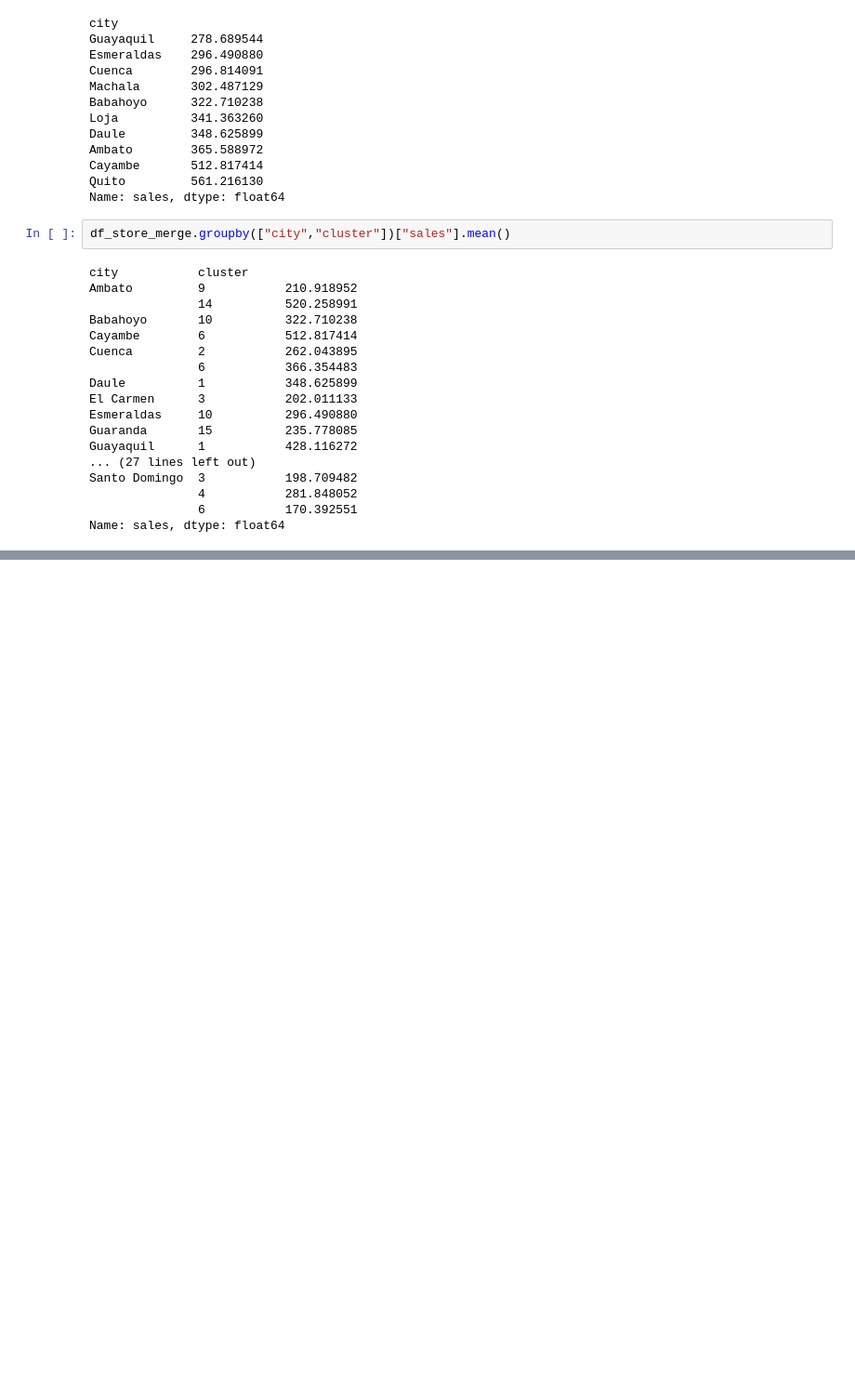
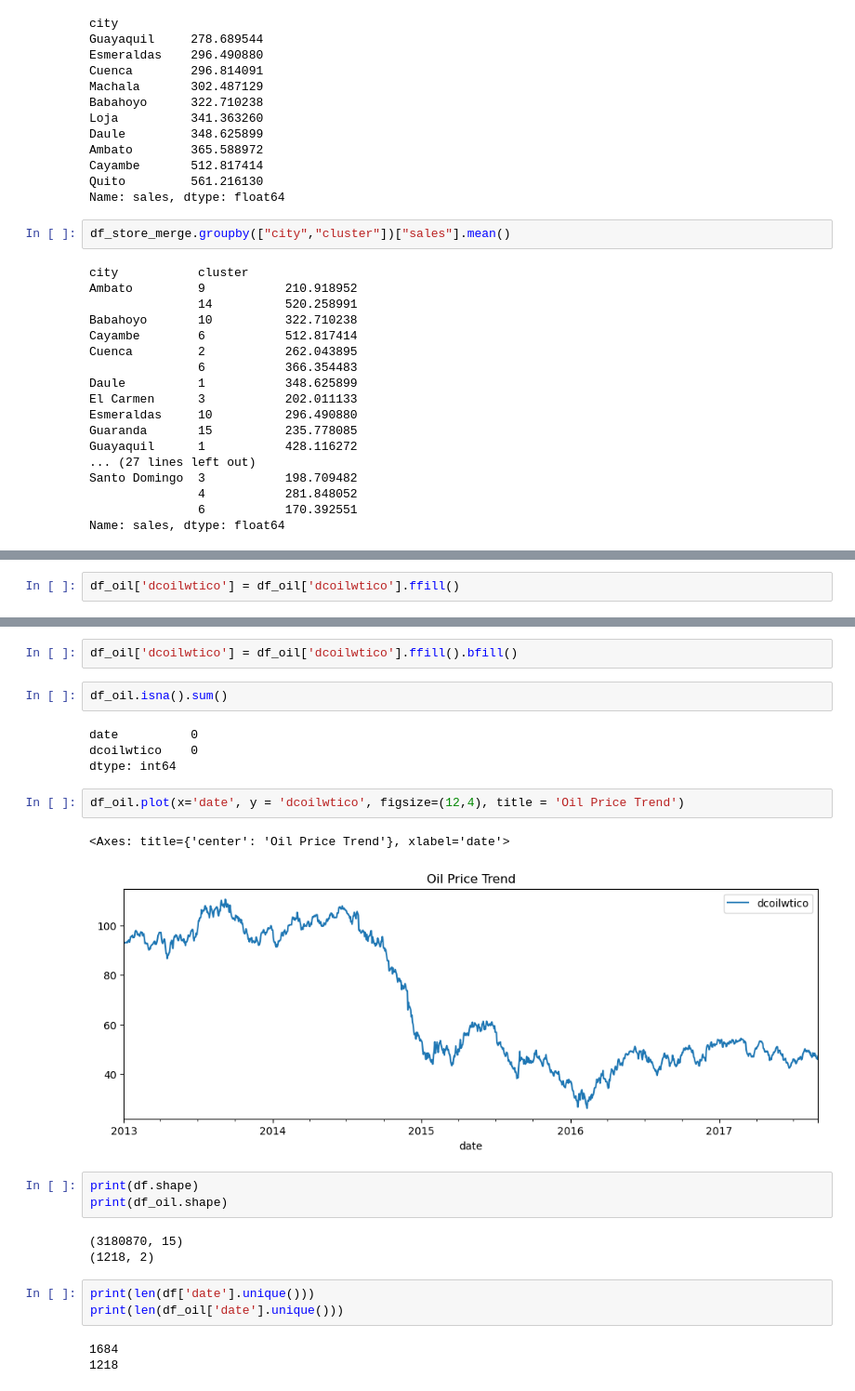
Before and after one commit to tharmpholsri/store-sales-forecasting, a Jupyter notebook: EDA.ipynb, the cells around one changed output, grey strips where cells are left out. Shown at 93% size. Saved outputs shown, nothing was run; the diff lists cells and outputs as text; blank space fills up the shorter version.

```diff
--- a/EDA.ipynb
+++ b/EDA.ipynb
@@ -1254,0 +1287,2 @@ Name: sales, dtype: float64
+# %%
+df_oil['dcoilwtico'] = df_oil['dcoilwtico'].ffill()
@@ -1254,0 +1311,25 @@ Name: sales, dtype: float64
+# %%
+df_oil['dcoilwtico'] = df_oil['dcoilwtico'].ffill().bfill()
+# %%
+df_oil.isna().sum()
+# %% [output]
+date          0
+dcoilwtico    0
+dtype: int64
+# %%
+df_oil.plot(x='date', y = 'dcoilwtico', figsize=(12,4), title = 'Oil Price Trend')
+# %% [output]
+<Axes: title={'center': 'Oil Price Trend'}, xlabel='date'>
+[figure, added]
+# %%
+print(df.shape)
+print(df_oil.shape)
+# %% [output]
+(3180870, 15)
+(1218, 2)
+# %%
+print(len(df['date'].unique()))
+print(len(df_oil['date'].unique()))
+# %% [output]
+1684
+1218
```
Also changed, not shown: parts of 21 cells of this notebook.
